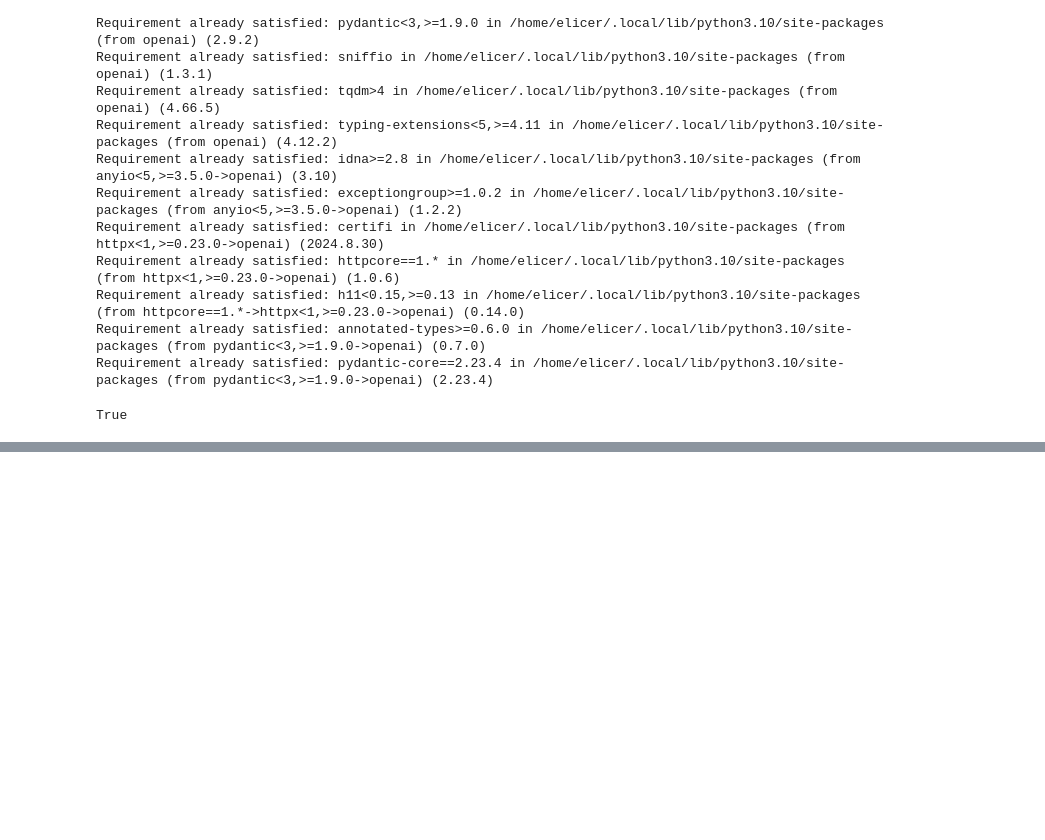
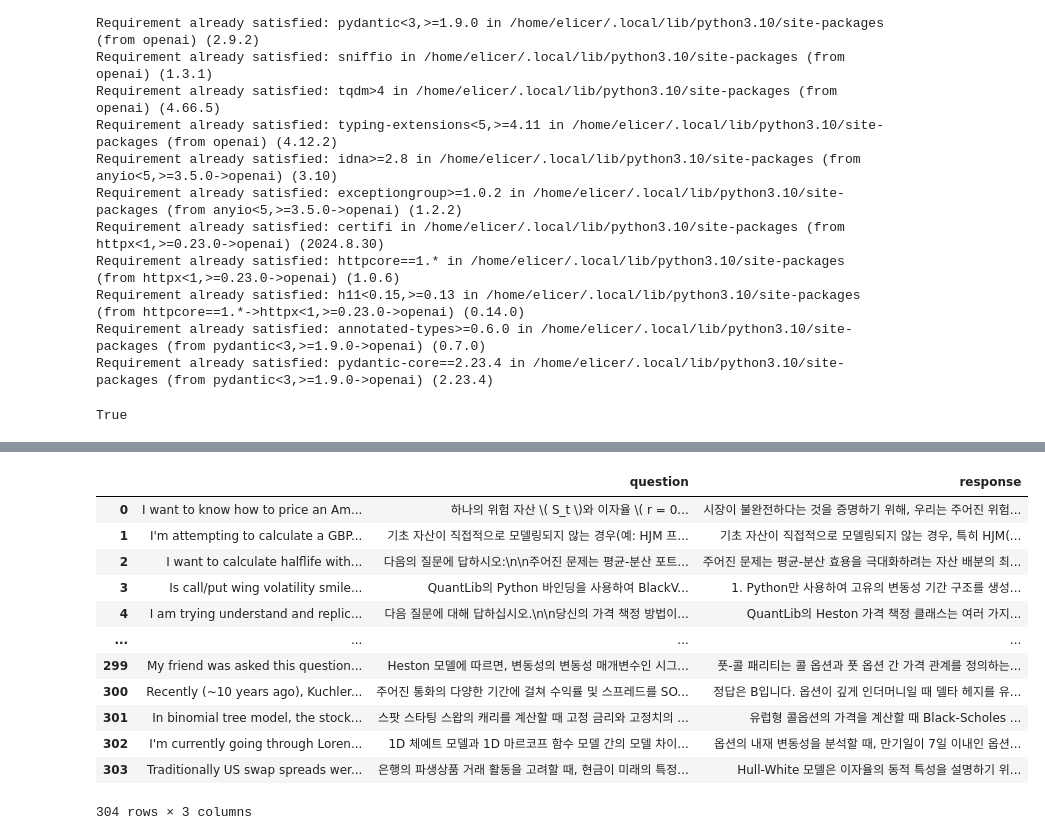
Before and after one commit to LDC-ai/KRX_LLM, a Jupyter notebook: web_text_tutorial.ipynb, the cells around one changed output, grey strips where cells are left out. Drawn from its saved outputs; the diff is of its cells as text; code cells hidden in the pictures; blank space fills up the shorter version.

```diff
--- a/web_text_tutorial.ipynb
+++ b/web_text_tutorial.ipynb
@@ -227,0 +449,28 @@ df.head()
+# %%
+# 데이터셋 로드
+ds2 = load_dataset('LDC-ai/dataset2')['train']
+
+df2 = pd.DataFrame(ds2)
+
+df_cleaned2 = df2[
+    (df2['question'] != "Error: Missing question") &
+    (df2['response'] != "Error: Missing response")
+]
+
+df2 = df_cleaned2.reset_index(drop=True)
+
+df2
+# %% [output]
+|  |  | question | response |
+| 0 | I want to know how to price an Am... | 하나의 위험 자산 \( S_t \)와 이자율 \( r = 0... | 시장이 불완전하다는 것을 증명하기 위해, 우리는 주어진 위험... |
+| 1 | I'm attempting to calculate a GBP... | 기초 자산이 직접적으로 모델링되지 않는 경우(예: HJM 프... | 기초 자산이 직접적으로 모델링되지 않는 경우, 특히 HJM(... |
+| 2 | I want to calculate halflife with... | 다음의 질문에 답하시오:\n\n주어진 문제는 평균-분산 포트... | 주어진 문제는 평균-분산 효용을 극대화하려는 자산 배분의 최... |
+| 3 | Is call/put wing volatility smile... | QuantLib의 Python 바인딩을 사용하여 BlackV... | 1. Python만 사용하여 고유의 변동성 기간 구조를 생성... |
+| 4 | I am trying understand and replic... | 다음 질문에 대해 답하십시오.\n\n당신의 가격 책정 방법이... | QuantLib의 Heston 가격 책정 클래스는 여러 가지... |
+| ... | ... | ... | ... |
+| 299 | My friend was asked this question... | Heston 모델에 따르면, 변동성의 변동성 매개변수인 시그... | 풋-콜 패리티는 콜 옵션과 풋 옵션 간 가격 관계를 정의하는... |
+| 300 | Recently (~10 years ago), Kuchler... | 주어진 통화의 다양한 기간에 걸쳐 수익률 및 스프레드를 SO... | 정답은 B입니다. 옵션이 깊게 인더머니일 때 델타 헤지를 유... |
+| 301 | In binomial tree model, the stock... | 스팟 스타팅 스왑의 캐리를 계산할 때 고정 금리와 고정치의 ... | 유럽형 콜옵션의 가격을 계산할 때 Black-Scholes ... |
+| 302 | I'm currently going through Loren... | 1D 체예트 모델과 1D 마르코프 함수 모델 간의 모델 차이... | 옵션의 내재 변동성을 분석할 때, 만기일이 7일 이내인 옵션... |
+| 303 | Traditionally US swap spreads wer... | 은행의 파생상품 거래 활동을 고려할 때, 현금이 미래의 특정... | Hull-White 모델은 이자율의 동적 특성을 설명하기 위... |
+304 rows × 3 columns
```
Also changed, not shown: parts of 20 cells of this notebook, 3 other files.
